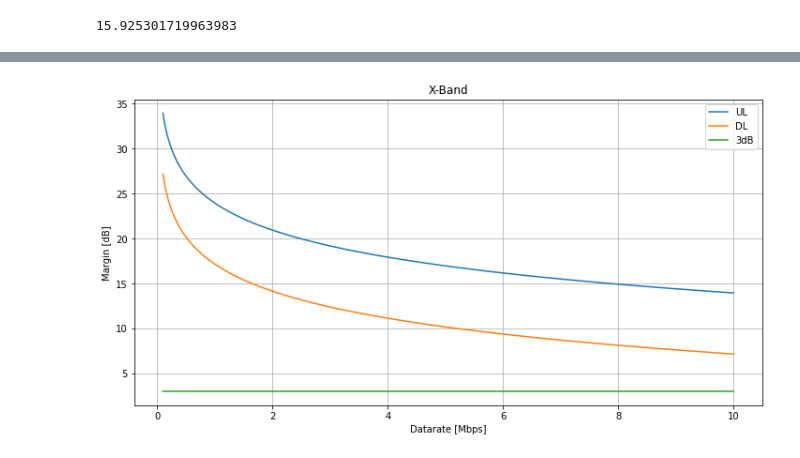
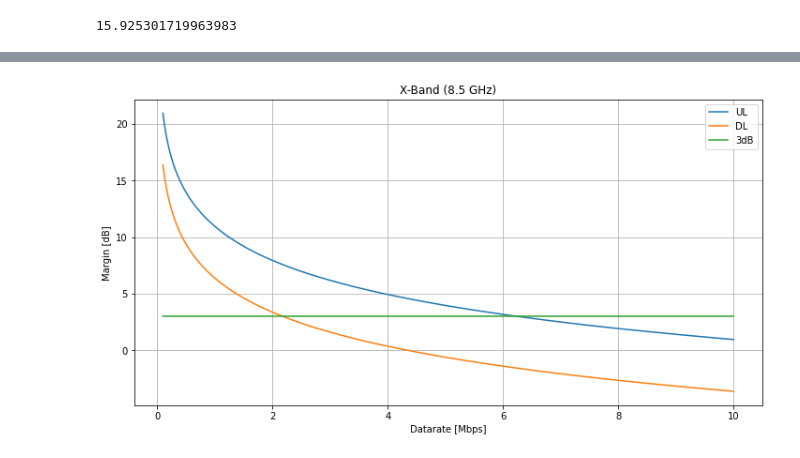
Before and after one commit to walchko/bearsnacks, a Jupyter notebook: space/draft/comm/comm-firesat.ipynb, the cells around one changed output, grey strips where cells are left out. Cells and saved outputs as stored; diff of their text form; code cells hidden in the pictures.

```diff
--- a/space/draft/comm/comm-firesat.ipynb
+++ b/space/draft/comm/comm-firesat.ipynb
@@ -273,6 +273,7 @@ plt.xlabel("Distance from Earth [km]");
 # %%
 # Assume this
-ebno = 10.4 # dB, this is for a BER 1E-6 and BPSK modulation
+ebno = 10.4 # dB, this is for a BER 1E-6 and BPSK modulation, SMAD Figure 13-9
+Tsys = 614 # K, SMAD Table 13-10 for uplink 2-20 GHz
 
 satPoitingError = 5       # degree
 
@@ -309,18 +314,20 @@ uTX = {
 }
 
 uRX = { # satellite
-    "gain": -4.5,        # dB
+    # "gain": -4.5,        # dB
     # "gain": 11.4,
-    "sysNoiseTemp": 614, # K
+    "gain": 8.5,
+    "sysNoiseTemp": Tsys, # K
     "pointingError": satPoitingError, # degree
-    "halfPowerBW": 150   # degree
+    "halfPowerBW": 70 #150   # degree
 }
 
 # Down ----------------------------------------------------
-Gt = -2.9       # dB
+# Gt = -2.9       # dB
 # Gt = 11.4
+Gt = 8.5
 Ll = -1         # dB
-P = 10*log10(5) # dBW
+P = 10*log10(3) # dBW
 eirp = Gt+Ll+P
 
 dTX = { # satellite
@@ -348,6 +355,6 @@ plt.plot(rates/1e3, 3*np.ones(len(rates)), label="3dB")
 plt.grid(True)
 plt.xlabel("Datarate [kbps]")
 plt.ylabel("Margin [dB]")
-plt.title("S-Band")
+plt.title(f"S-Band ({Sband/1e9} GHz)")
 plt.legend();
 # %% [output]
@@ -365,7 +376,7 @@ The assumes a directional (probably deployable) antenna with a high gain and nar
 # parabolic high gain directional antenna
 # Dia = 1 # m
 # Gt = antennaGain(Dia, band) # dB
-Gt = 42
+Gt = 29 #42
 
 uTX = { # ground antenna
     "eirp": 88, # dB
@@ -373,42 +384,42 @@ uTX = { # ground antenna
 
 uRX = { # satellite
     "gain": Gt,        # dB
-    "sysNoiseTemp": 614, # K
+    "sysNoiseTemp": Tsys, # K
     "pointingError": satPoitingError, # degree
     "halfPowerBW": 5   # degree
 }
 # Down ----------------------------------------------------
 lineLoss = -1     # dB
-Pwr = 3         # W
+Pwr = 5         # W
 P = 10*log10(Pwr) # dBW
 eirp = Gt+P+lineLoss
 
 dTX = { # satellite
     "eirp": eirp, # dB
 }
 
 dRX = { # ground antenna
     "G/T": 37.7,
     "pointingError": groundPointingError,
     "halfPowerBW": groundHPBW
 }
 
 rates = np.arange(100e3,10e6,100) # X-band rates
 eup = []
 edown = []
 for dr in rates:
     u,d = run(dr, Xband, EML2, uTX, uRX, dTX, dRX)
     eup.append(u-ebno)
     edown.append(d-ebno)
 
 plt.figure(figsize=(12,6))
 plt.plot(rates/1e6, eup, label="UL")
 plt.plot(rates/1e6, edown, label="DL")
 plt.plot(rates/1e6, 3*np.ones(len(rates)), label="3dB")
 plt.grid(True)
 plt.xlabel("Datarate [Mbps]")
 plt.ylabel("Margin [dB]")
-plt.title("X-Band")
+plt.title(f"X-Band ({Xband/1e9} GHz)")
 plt.legend();
 # %% [output]
-[figure, old version]
+[figure, new version]
```
Also changed, not shown: parts of 5 cells of this notebook.
